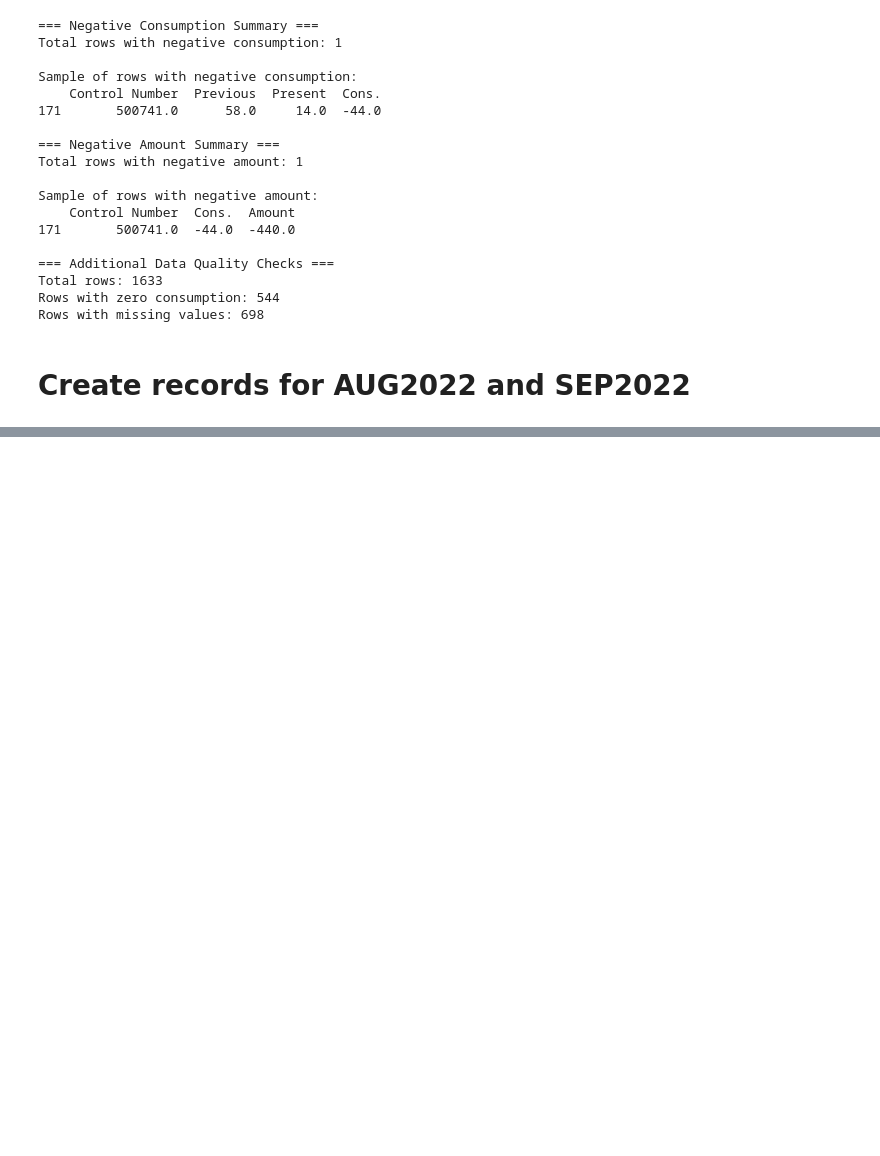
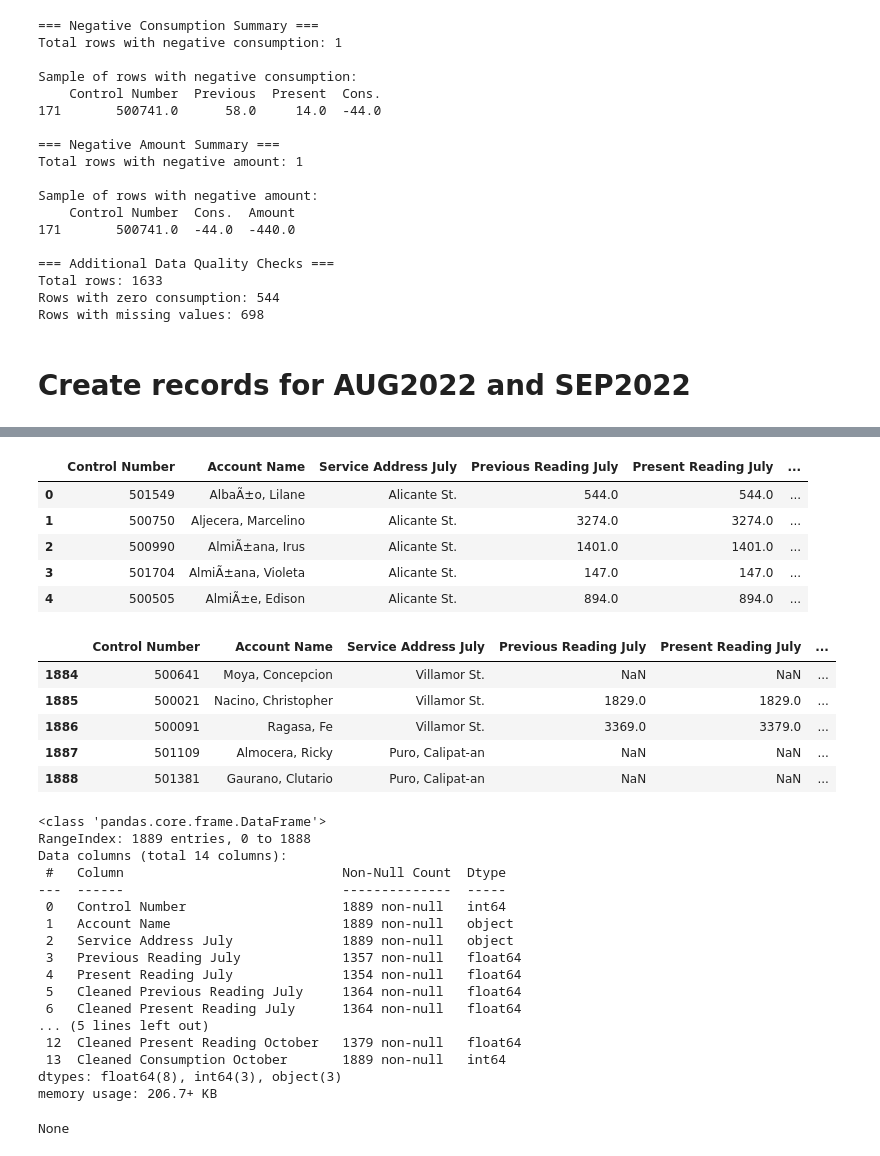
Before and after one commit to marcusAlmo/waterflow_model_training, a Jupyter notebook: data_preparation/v1/record_splitting.ipynb, the cells around one changed output, grey strips where cells are left out. Drawn from its saved outputs; the diff is of its cells as text; code cells hidden in the pictures; blank space fills up the shorter version.

```diff
--- a/data_preparation/v1/record_splitting.ipynb
+++ b/data_preparation/v1/record_splitting.ipynb
@@ -379,0 +381,25 @@ Negative Consumption Difference Count:  14
+# %%
+# Drop the records with negative consumption difference from July and October Records
+filtered_jul_df = july_df[~july_df['Control Number'].isin(invalid_record)]
+jul_df_count = len(july_df)
+filtered_jul_df_count = len(filtered_jul_df)
+filtered_oct_df = oct_df[~oct_df['Control Number'].isin(invalid_record)]
+oct_df_count = len(oct_df)
+filtered_oct_df_count = len(filtered_oct_df)
+
+columns = ['Control Number',
+            'Account Name',
+            'Service Address',
+            'Previous Reading',
+            'Present Reading',
+            'Cleaned Previous Reading',
+            'Cleaned Present Reading',
+            'Cleaned Consumption']
+
+filtered_jul_df = filtered_jul_df[columns]
+filtered_oct_df = filtered_oct_df[columns]
+
+if jul_df_count - len(invalid_record) == len(filtered_jul_df):
+    print("July records are valid")
+if oct_df_count - len(invalid_record) == len(filtered_oct_df):
+    print("October records are valid")
@@ -630,0 +473,36 @@ with open("../../dataset/raw/2022/SEP2022.csv", "w", newline="", encoding='latin
+# %%
+merged_df = filtered_jul_df.merge(filtered_oct_df, on=['Control Number', 'Account Name'], how='inner', suffixes=(' July', ' October'))
+display(merged_df.head())
+display(merged_df.tail())
+display(merged_df.info())
+# %% [output]
+|  | Control Number | Account Name | Service Address July | Previous Reading July | Present Reading July | ... |
+| 0 | 501549 | AlbaÃ±o, Lilane | Alicante St. | 544.0 | 544.0 | ... |
+| 1 | 500750 | Aljecera, Marcelino | Alicante St. | 3274.0 | 3274.0 | ... |
+| 2 | 500990 | AlmiÃ±ana, Irus | Alicante St. | 1401.0 | 1401.0 | ... |
+| 3 | 501704 | AlmiÃ±ana, Violeta | Alicante St. | 147.0 | 147.0 | ... |
+| 4 | 500505 | AlmiÃ±e, Edison | Alicante St. | 894.0 | 894.0 | ... |
+|  | Control Number | Account Name | Service Address July | Previous Reading July | Present Reading July | ... |
+| 1884 | 500641 | Moya, Concepcion | Villamor St. | NaN | NaN | ... |
+| 1885 | 500021 | Nacino, Christopher | Villamor St. | 1829.0 | 1829.0 | ... |
+| 1886 | 500091 | Ragasa, Fe | Villamor St. | 3369.0 | 3379.0 | ... |
+| 1887 | 501109 | Almocera, Ricky | Puro, Calipat-an | NaN | NaN | ... |
+| 1888 | 501381 | Gaurano, Clutario | Puro, Calipat-an | NaN | NaN | ... |
+<class 'pandas.core.frame.DataFrame'>
+RangeIndex: 1889 entries, 0 to 1888
+Data columns (total 14 columns):
+ #   Column                            Non-Null Count  Dtype
+---  ------                            --------------  -----
+ 0   Control Number                    1889 non-null   int64
+ 1   Account Name                      1889 non-null   object
+ 2   Service Address July              1889 non-null   object
+ 3   Previous Reading July             1357 non-null   float64
+ 4   Present Reading July              1354 non-null   float64
+ 5   Cleaned Previous Reading July     1364 non-null   float64
+ 6   Cleaned Present Reading July      1364 non-null   float64
+... (5 lines left out)
+ 12  Cleaned Present Reading October   1379 non-null   float64
+ 13  Cleaned Consumption October       1889 non-null   int64
+dtypes: float64(8), int64(3), object(3)
+memory usage: 206.7+ KB
+None
```
Also changed, not shown: parts of 16 cells of this notebook, 3 other files.
